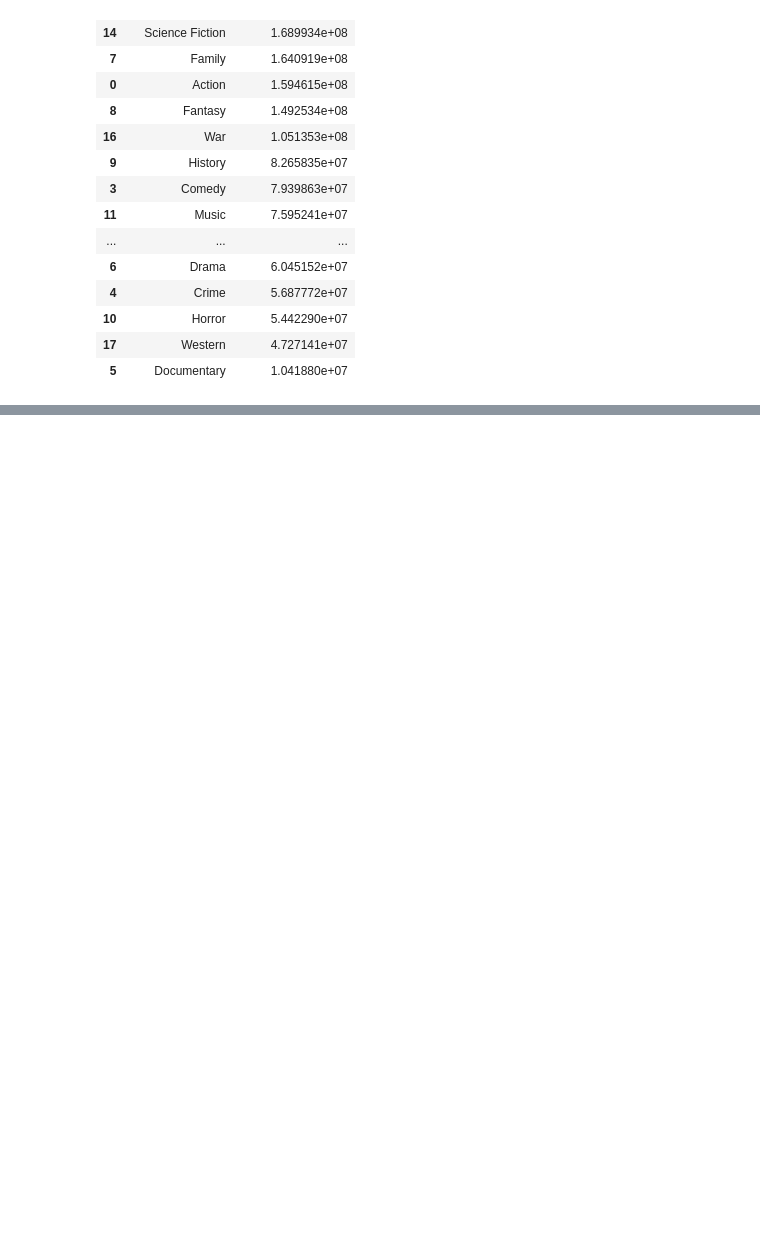
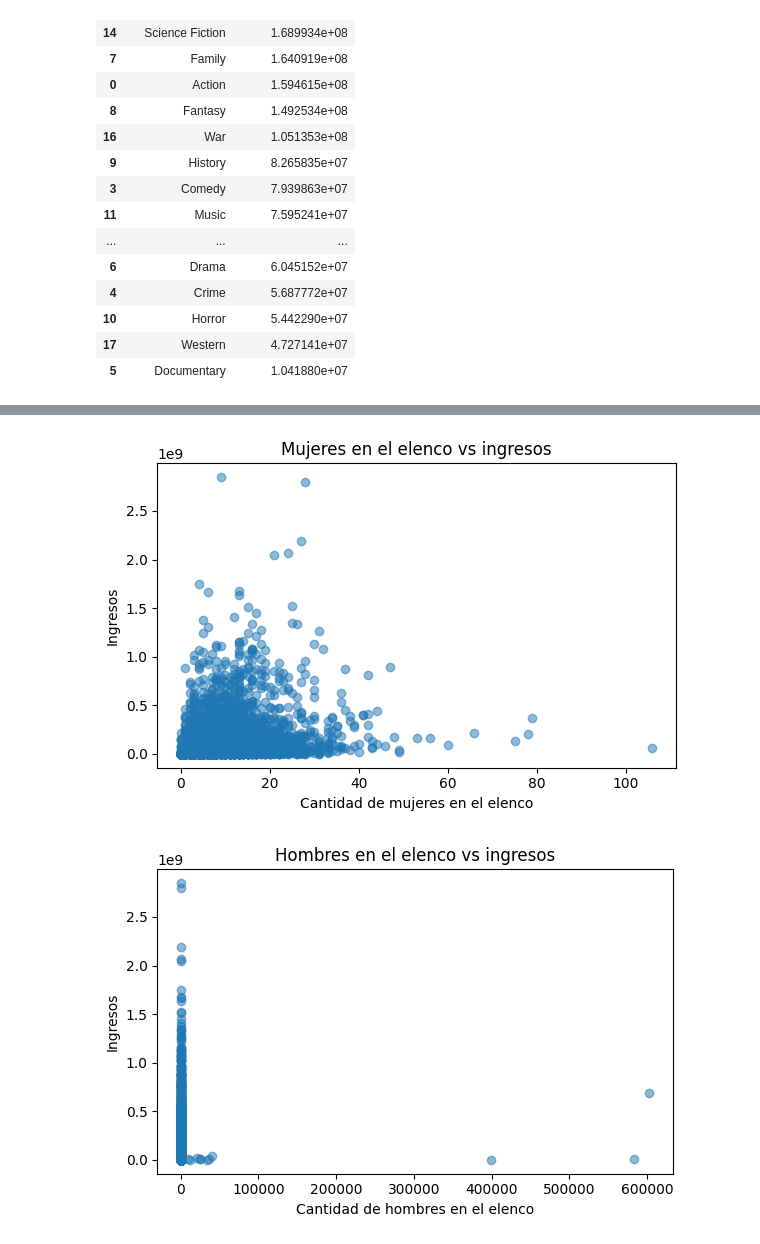
Before and after one commit to Palasuwu/Minerialab01, a Jupyter notebook: Lab01.ipynb, the cells around one changed output, grey strips where cells are left out. Cells and saved outputs as stored; diff of their text form; code cells hidden in the pictures; blank space fills up the shorter version.

```diff
--- a/Lab01.ipynb
+++ b/Lab01.ipynb
@@ -315,0 +489,20 @@ display(ingresos_por_genero)
+# %%
+# Dispersión: mujeres vs ingresos
+plt.figure(figsize=(6, 4))
+plt.scatter(df_genero_elenco["castWomenAmount"], df_genero_elenco["revenue"], alpha=0.5)
+plt.xlabel("Cantidad de mujeres en el elenco")
+plt.ylabel("Ingresos")
+plt.title("Mujeres en el elenco vs ingresos")
+plt.tight_layout()
+plt.show()
+# Dispersión: hombres vs ingresos
+plt.figure(figsize=(6, 4))
+plt.scatter(df_genero_elenco["castMenAmount"], df_genero_elenco["revenue"], alpha=0.5)
+plt.xlabel("Cantidad de hombres en el elenco")
+plt.ylabel("Ingresos")
+plt.title("Hombres en el elenco vs ingresos")
+plt.tight_layout()
+plt.show()
+# %% [output]
+[figure, added]
+[figure, added]
```
Also changed, not shown: parts of 10 cells of this notebook.
